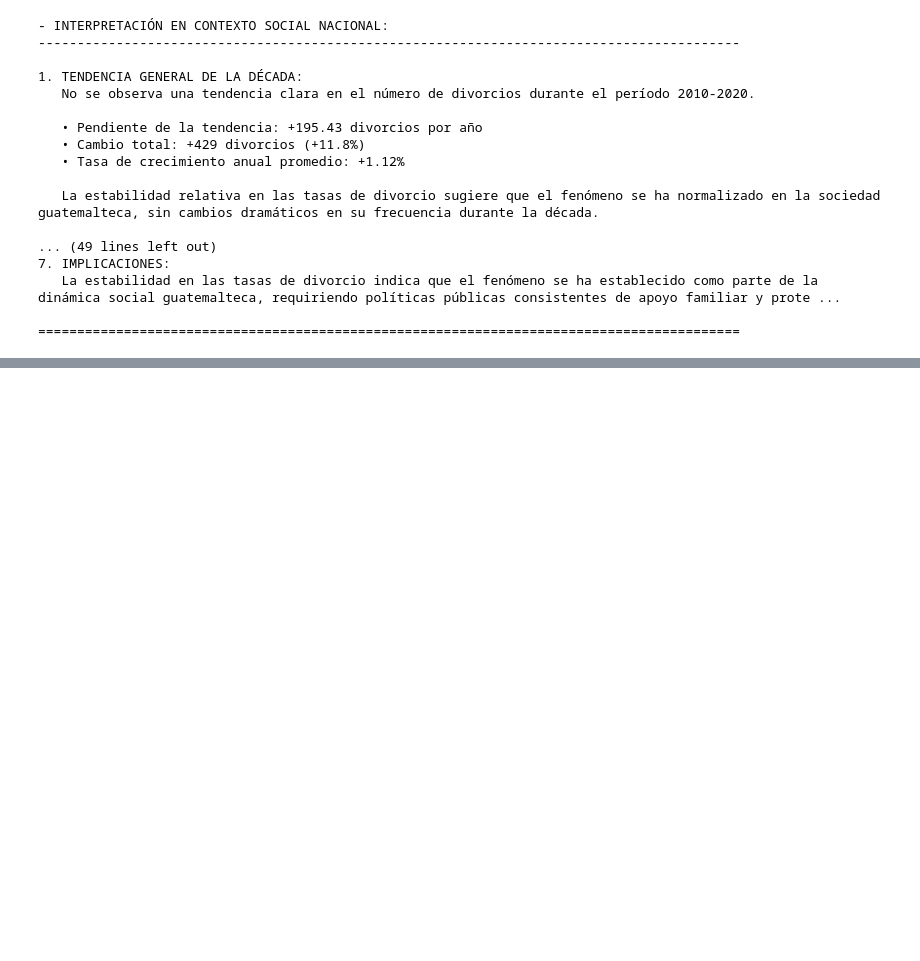
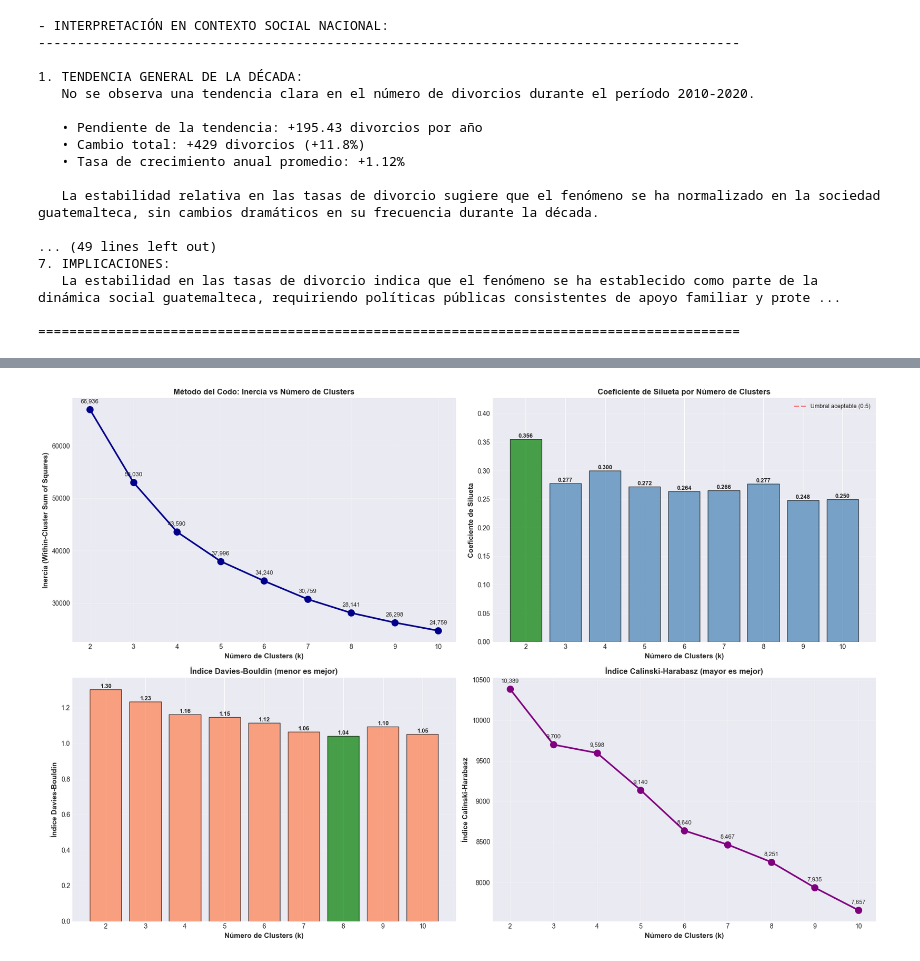
Before and after one commit to Tunchxz/CC3074-Proyecto-1, a Jupyter notebook: proyecto-1.ipynb, the cells around one changed output, grey strips where cells are left out. Drawn from its saved outputs; the diff is of its cells as text; code cells hidden in the pictures; blank space fills up the shorter version.

```diff
--- a/proyecto-1.ipynb
+++ b/proyecto-1.ipynb
@@ -5660,0 +5829,77 @@ print("="*90)
+# %%
+# Visualización: Método del codo y métricas de evaluación
+
+fig, axes = plt.subplots(2, 2, figsize=(18, 12))
+
+# Gráfico 1: Método del codo (Inercia)
+ax1 = axes[0, 0]
+ax1.plot(k_range, inertias, 'o-', linewidth=2.5, markersize=10, color='darkblue')
+
+# Resaltar punto del codo aproximado
+for i, (k, inertia) in enumerate(zip(k_range, inertias)):
+    ax1.annotate(f'{inertia:,.0f}', (k, inertia),
+                textcoords="offset points", xytext=(0,10),
+                ha='center', fontsize=9)
+
+ax1.set_xlabel('Número de Clusters (k)', fontweight='bold', fontsize=11)
+ax1.set_ylabel('Inercia (Within-Cluster Sum of Squares)', fontweight='bold', fontsize=11)
+ax1.set_title('Método del Codo: Inercia vs Número de Clusters',
+              fontweight='bold', fontsize=12)
+ax1.grid(True, alpha=0.3)
+ax1.set_xticks(k_range)
+
+# Gráfico 2: Coeficiente de silueta
+ax2 = axes[0, 1]
+colors_sil = ['green' if s == max(silhouette_scores) else 'steelblue' for s in silhouette_scores]
+bars = ax2.bar(k_range, silhouette_scores, color=colors_sil, alpha=0.7, edgecolor='black')
+
+# Línea de referencia
+ax2.axhline(0.5, color='red', linestyle='--', linewidth=2, alpha=0.5, label='Umbral aceptable (0.5)')
+
+for i, (k, score) in enumerate(zip(k_range, silhouette_scores)):
+    ax2.text(k, score, f'{score:.3f}', ha='center', va='bottom', fontsize=9, fontweight='bold')
+
+ax2.set_xlabel('Número de Clusters (k)', fontweight='bold', fontsize=11)
+ax2.set_ylabel('Coeficiente de Silueta', fontweight='bold', fontsize=11)
+ax2.set_title('Coeficiente de Silueta por Número de Clusters',
+              fontweight='bold', fontsize=12)
+ax2.legend(fontsize=9)
+ax2.grid(True, alpha=0.3, axis='y')
+ax2.set_xticks(k_range)
+ax2.set_ylim(0, max(silhouette_scores) * 1.2)
+
+# Gráfico 3: Índice Davies-Bouldin
+ax3 = axes[1, 0]
+colors_db = ['green' if s == min(davies_bouldin_scores) else 'coral' for s in davies_bouldin_scores]
+ax3.bar(k_range, davies_bouldin_scores, color=colors_db, alpha=0.7, edgecolor='black')
+
+for i, (k, score) in enumerate(zip(k_range, davies_bouldin_scores)):
+    ax3.text(k, score, f'{score:.2f}', ha='center', va='bottom', fontsize=9, fontweight='bold')
+
+ax3.set_xlabel('Número de Clusters (k)', fontweight='bold', fontsize=11)
+ax3.set_ylabel('Índice Davies-Bouldin', fontweight='bold', fontsize=11)
+ax3.set_title('Índice Davies-Bouldin (menor es mejor)',
+              fontweight='bold', fontsize=12)
+ax3.grid(True, alpha=0.3, axis='y')
+ax3.set_xticks(k_range)
+
+# Gráfico 4: Índice Calinski-Harabasz
+ax4 = axes[1, 1]
+ax4.plot(k_range, calinski_harabasz_scores, 'o-', linewidth=2.5, markersize=10, color='purple')
+
+for i, (k, score) in enumerate(zip(k_range, calinski_harabasz_scores)):
+    ax4.annotate(f'{score:,.0f}', (k, score),
+                textcoords="offset points", xytext=(0,10),
+                ha='center', fontsize=9)
+
+ax4.set_xlabel('Número de Clusters (k)', fontweight='bold', fontsize=11)
+ax4.set_ylabel('Índice Calinski-Harabasz', fontweight='bold', fontsize=11)
+ax4.set_title('Índice Calinski-Harabasz (mayor es mejor)',
+              fontweight='bold', fontsize=12)
+ax4.grid(True, alpha=0.3)
+ax4.set_xticks(k_range)
+
+plt.tight_layout()
+plt.show()
+# %% [output]
+[figure, added]
```
Also changed, not shown: parts of 4 cells of this notebook.
